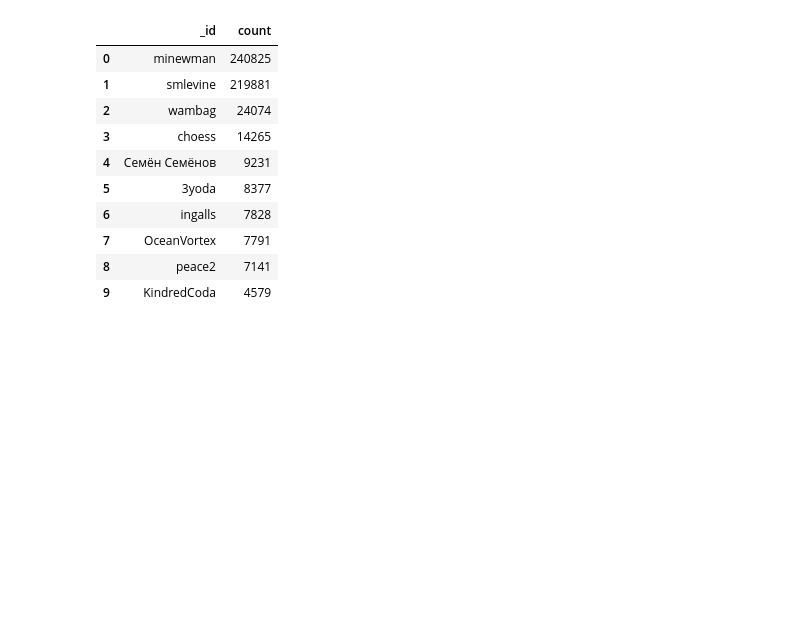
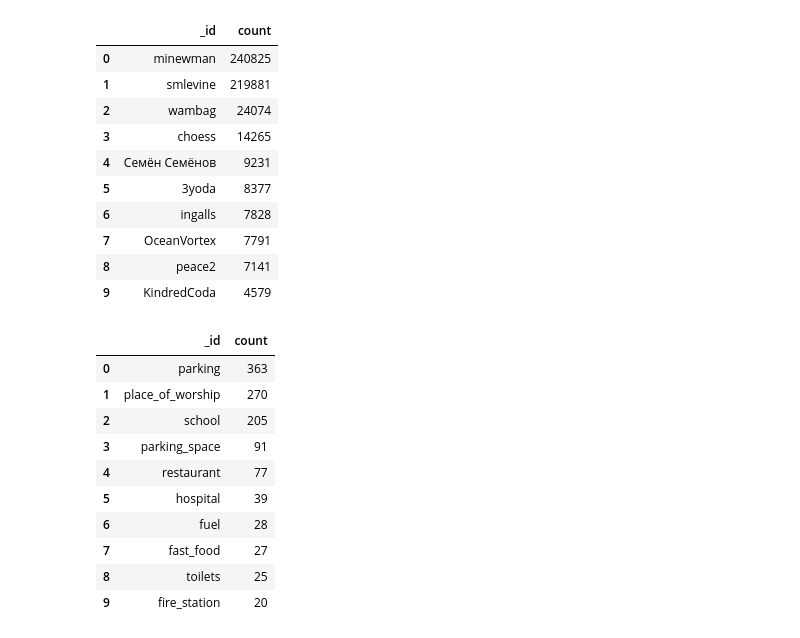
Before and after one commit to richl1/DAND_P3, a Jupyter notebook: CaseStudyOSM.ipynb, the cells around one changed output. Cells and saved outputs as stored; diff of their text form; code cells hidden in the pictures; blank space fills up the shorter version.

```diff
--- a/CaseStudyOSM.ipynb
+++ b/CaseStudyOSM.ipynb
@@ -584,3 +596,26 @@ display(pd.DataFrame(list(result)))
 | 7 | OceanVortex | 7791 |
 | 8 | peace2 | 7141 |
 | 9 | KindredCoda | 4579 |
+# %%
+######################################################
+# List the Top 10 Amenities by Quantity
+#
+
+result =  coll.aggregate([ {'$match' : {'amenity' : {'$ne' : None}}},
+                        {"$group":{ "_id":"$amenity", "count":{"$sum":1}}},
+                        {"$sort" : {"count" : -1}},
+                        {"$limit" : 10}])
+
+display(pd.DataFrame(list(result)))
+# %% [output]
+|  | _id | count |
+| 0 | parking | 363 |
+| 1 | place_of_worship | 270 |
+| 2 | school | 205 |
+| 3 | parking_space | 91 |
+| 4 | restaurant | 77 |
+| 5 | hospital | 39 |
+| 6 | fuel | 28 |
+| 7 | fast_food | 27 |
+| 8 | toilets | 25 |
+| 9 | fire_station | 20 |
```
Also changed, not shown: parts of 21 cells of this notebook, 2 other files.
